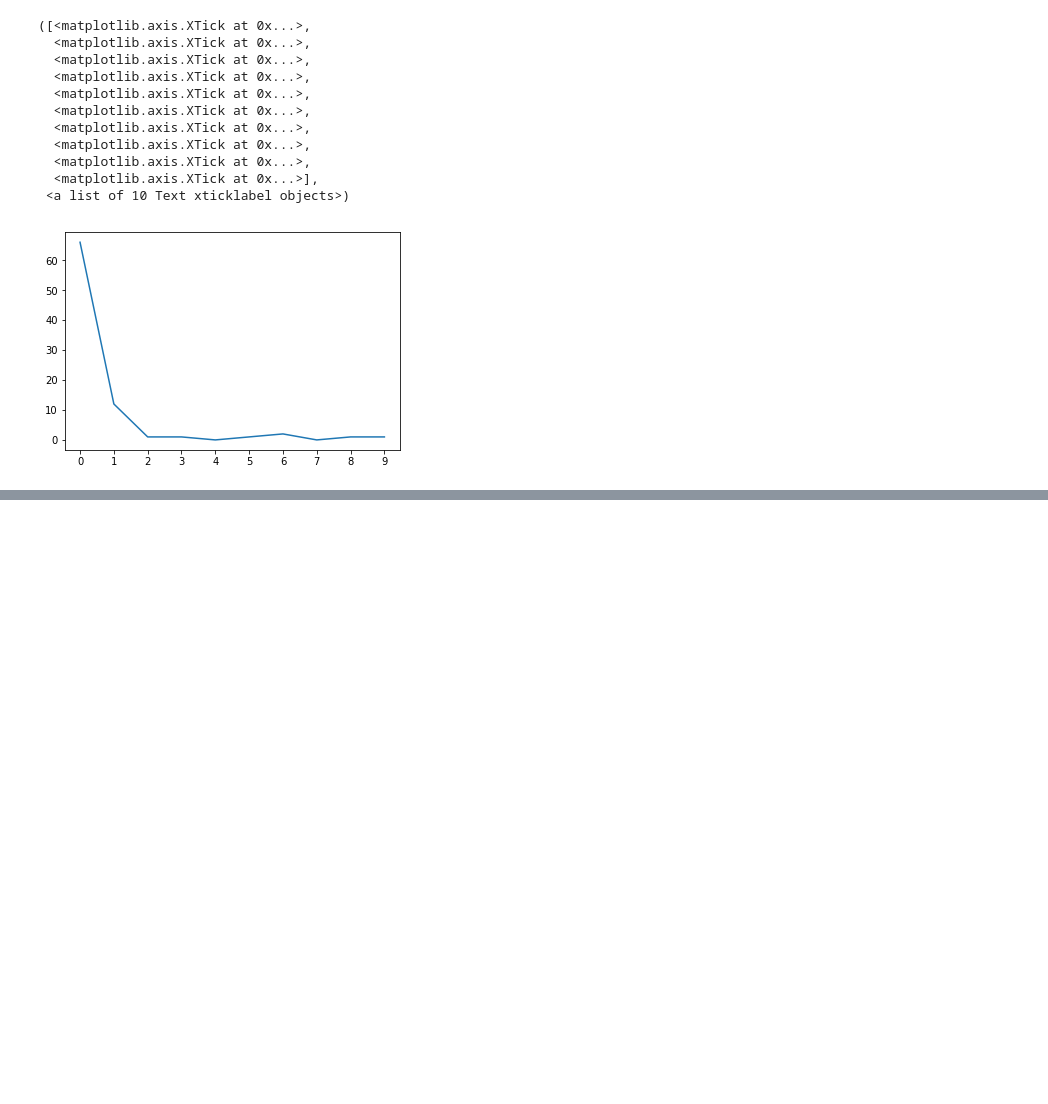
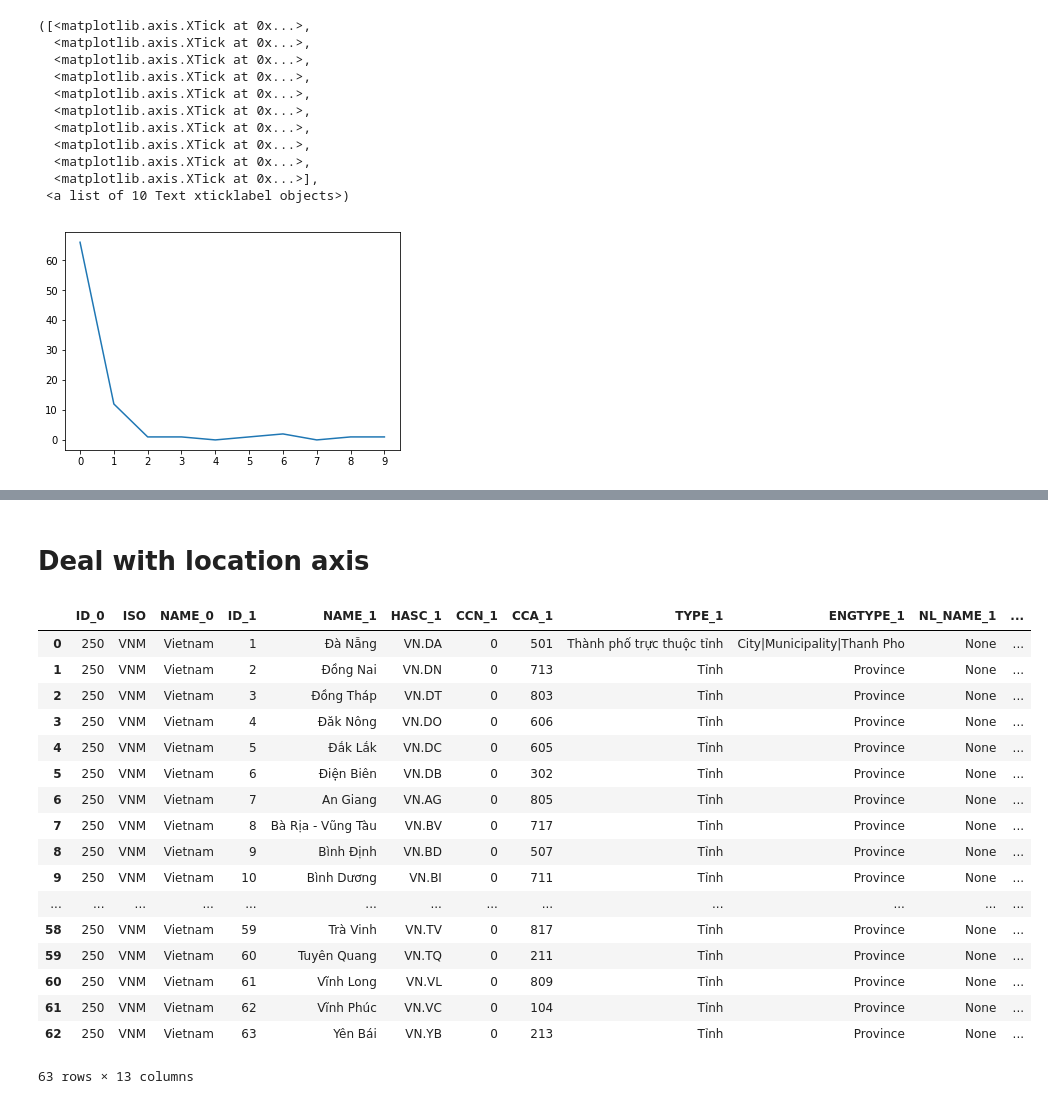
Before and after one commit to Hydroviet/Disaster-notebook, a Jupyter notebook: EMDAT_notebook.ipynb, the cells around one changed output, grey strips where cells are left out. Saved outputs shown, nothing was run; the diff lists cells and outputs as text; code cells hidden in the pictures; blank space fills up the shorter version.

```diff
--- a/EMDAT_notebook.ipynb
+++ b/EMDAT_notebook.ipynb
@@ -270,0 +285,30 @@ plt.xticks(np.arange(0,10,step=1))
+# %% [markdown]
+# Deal with location axis
+# %%
+import geopandas as gpd
+shapefilePath = '/home/lamductan/Hydroviet/disaster-db/vnShapefile/VNM_adm1'
+vnShapefile = gpd.read_file(shapefilePath + '.shp')
+# %%
+a = vnShapefile[vnShapefile['CCA_1'] == '0'].index
+# %%
+vnShapefile = vnShapefile.drop(a)
+vnShapefile.reset_index(drop=True)
+# %% [output]
+|  | ID_0 | ISO | NAME_0 | ID_1 | NAME_1 | HASC_1 | CCN_1 | CCA_1 | TYPE_1 | ENGTYPE_1 | NL_NAME_1 | ... |
+| 0 | 250 | VNM | Vietnam | 1 | Đà Nẵng | VN.DA | 0 | 501 | Thành phố trực thuộc tỉnh | City|Municipality|Thanh Pho | None | ... |
+| 1 | 250 | VNM | Vietnam | 2 | Đồng Nai | VN.DN | 0 | 713 | Tỉnh | Province | None | ... |
+| 2 | 250 | VNM | Vietnam | 3 | Đồng Tháp | VN.DT | 0 | 803 | Tỉnh | Province | None | ... |
+| 3 | 250 | VNM | Vietnam | 4 | Đăk Nông | VN.DO | 0 | 606 | Tỉnh | Province | None | ... |
+| 4 | 250 | VNM | Vietnam | 5 | Đắk Lắk | VN.DC | 0 | 605 | Tỉnh | Province | None | ... |
+| 5 | 250 | VNM | Vietnam | 6 | Điện Biên | VN.DB | 0 | 302 | Tỉnh | Province | None | ... |
+| 6 | 250 | VNM | Vietnam | 7 | An Giang | VN.AG | 0 | 805 | Tỉnh | Province | None | ... |
+| 7 | 250 | VNM | Vietnam | 8 | Bà Rịa - Vũng Tàu | VN.BV | 0 | 717 | Tỉnh | Province | None | ... |
+| 8 | 250 | VNM | Vietnam | 9 | Bình Định | VN.BD | 0 | 507 | Tỉnh | Province | None | ... |
+| 9 | 250 | VNM | Vietnam | 10 | Bình Dương | VN.BI | 0 | 711 | Tỉnh | Province | None | ... |
+| ... | ... | ... | ... | ... | ... | ... | ... | ... | ... | ... | ... | ... |
+| 58 | 250 | VNM | Vietnam | 59 | Trà Vinh | VN.TV | 0 | 817 | Tỉnh | Province | None | ... |
+| 59 | 250 | VNM | Vietnam | 60 | Tuyên Quang | VN.TQ | 0 | 211 | Tỉnh | Province | None | ... |
+| 60 | 250 | VNM | Vietnam | 61 | Vĩnh Long | VN.VL | 0 | 809 | Tỉnh | Province | None | ... |
+| 61 | 250 | VNM | Vietnam | 62 | Vĩnh Phúc | VN.VC | 0 | 104 | Tỉnh | Province | None | ... |
+| 62 | 250 | VNM | Vietnam | 63 | Yên Bái | VN.YB | 0 | 213 | Tỉnh | Province | None | ... |
+63 rows × 13 columns
```
Also changed, not shown: parts of 10 cells of this notebook, 25 other files.
